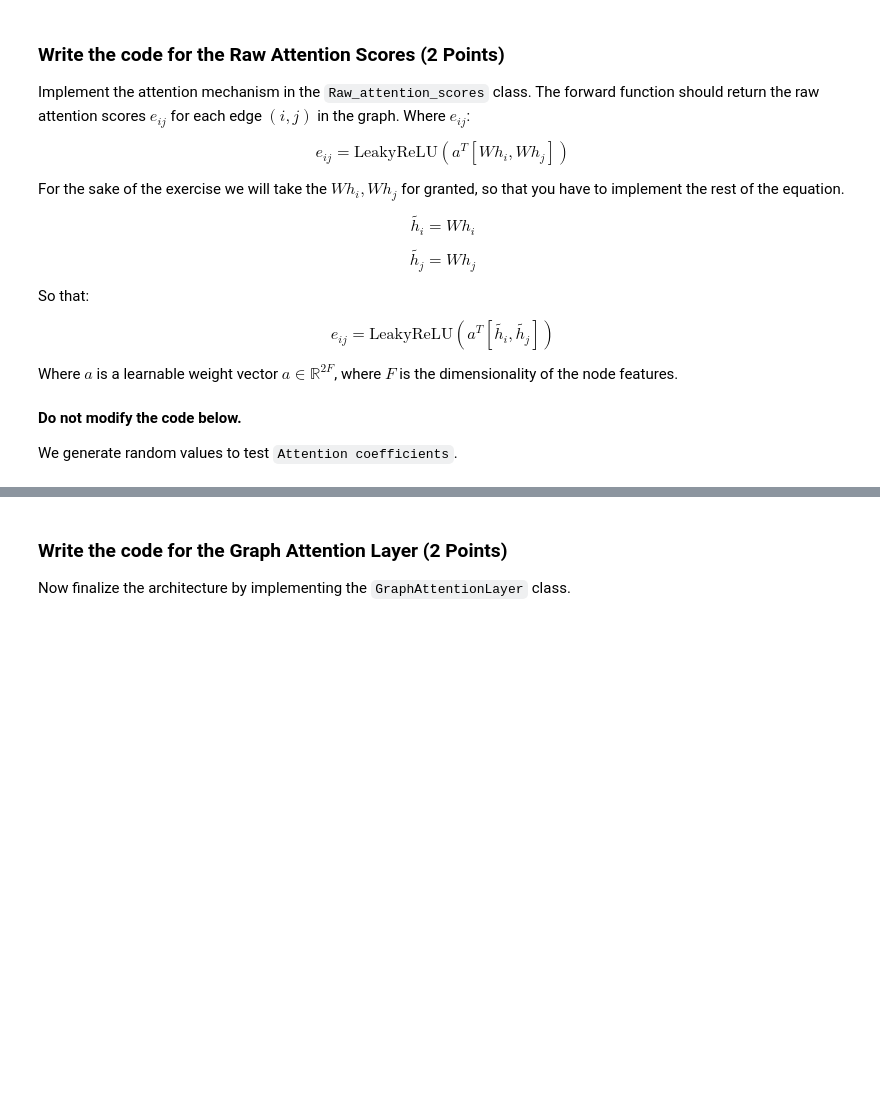
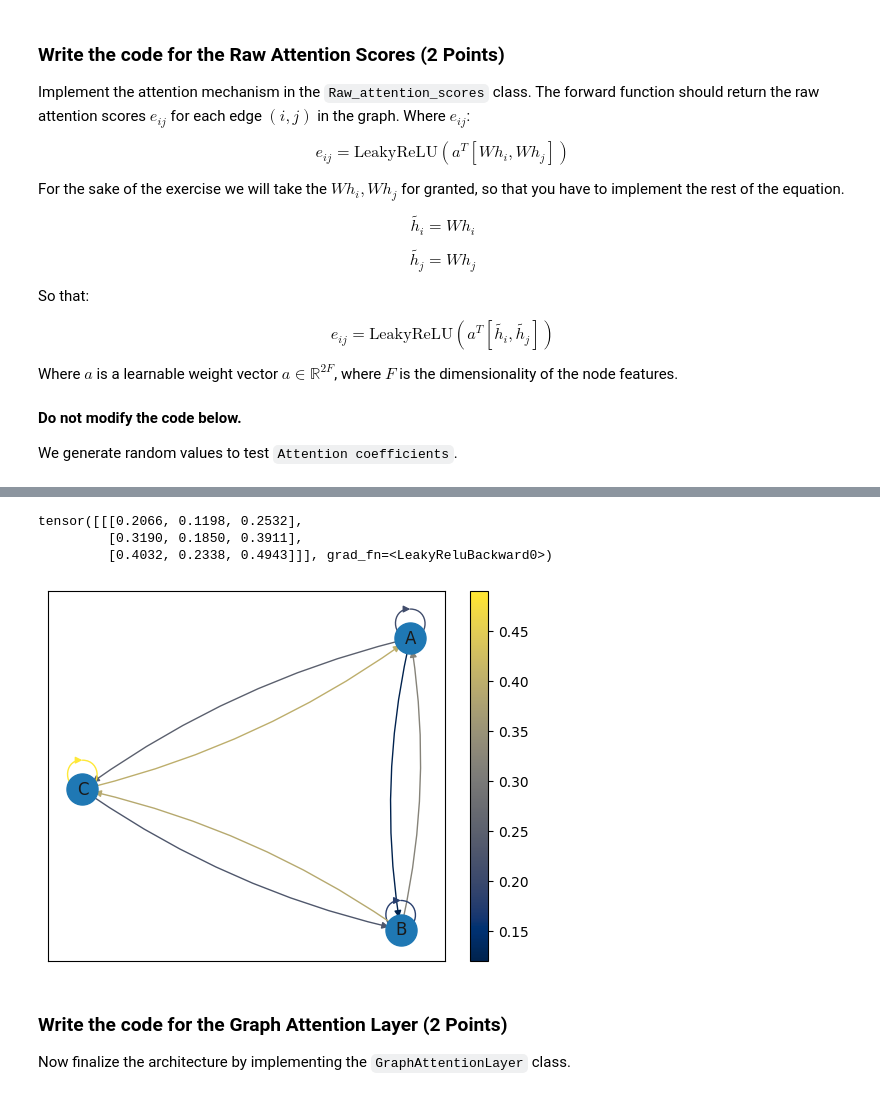
Before and after one commit to Mamiglia/AML_HW3, a Jupyter notebook: Theory/AML_theory.ipynb, the cells around one changed output, grey strips where cells are left out. Cells and saved outputs as stored; diff of their text form; code cells hidden in the pictures; blank space fills up the shorter version.

```diff
--- a/Theory/AML_theory.ipynb
+++ b/Theory/AML_theory.ipynb
@@ -878,14 +911,17 @@ class RawAttentionScores(nn.Module):
         '''
         Add your code below
         '''
-        h_i_tilde = ...
-        h_j_tilde = ...
+
+        h_i_tilde = h #torch.einsum('hnf, ff -> hnf', h, W)
+        h_j_tilde = h #torch.einsum('hnf, ff -> hnf', h, W)
 
         # Broadcasted addition https://pytorch.org/docs/stable/notes/broadcasting.html -> output shape (n_heads, n_nodes, n_nodes)
         '''
         Add your code below
         '''
-        e = ...
+        a_i = torch.einsum('hfz, hnf -> hn', self.a[:,:self.n_hidden,:], h_i_tilde)
+        a_j = torch.einsum('hfz, hnf -> hn', self.a[:,self.n_hidden:,:], h_j_tilde)
+        e =  torch.einsum('hi, hj -> hij', a_i, a_j)
 
         # Activation function
         attention_coefficients = F.leaky_relu(e, negative_slope=self.alpha)
@@ -912,32 +957,37 @@ print('Attention Scores:\n ', attention_coefficients)
 # %%
 def plot_graph(adj_matrix, labels=None):
-    G = nx.from_numpy_matrix(adj_matrix, create_using=nx.DiGraph)
+    G = nx.from_numpy_array(adj_matrix, create_using=nx.DiGraph)
     pos = nx.spring_layout(G)
 
 
     nx.draw_networkx_nodes(G, pos, cmap=plt.get_cmap('cividis'), node_size=500)
 
     # Avoid edges id values is 0
     edges = [(i, j) for i, j in G.edges if adj_matrix[i, j] != 0]
 
     # Draw edges
     nx.draw_networkx_edges(G, pos, edgelist=edges, arrows=True, connectionstyle='arc3, rad = 0.1',
                            edge_cmap=plt.get_cmap('cividis'), edge_color=adj_matrix.flatten()[np.flatnonzero(adj_matrix)])#edge_color=adj_matrix.flatten()[np.flatnonzero(adj_matrix)])
 
 
     # Draw node labels
     if labels is not None:
         nx.draw_networkx_labels(G, pos, labels=labels)
 
 
     # Add legend for edge colors
     sm = plt.cm.ScalarMappable(cmap=plt.get_cmap('cividis'))
     sm.set_array(adj_matrix.flatten())
     plt.colorbar(sm)
 
     plt.show()
 print(attention_coefficients)
 plot_graph((np.round(attention_coefficients.detach().numpy(),2))[0], labels={0: 'A', 1: 'B', 2: 'C'})
+# %% [output]
+tensor([[[0.2066, 0.1198, 0.2532],
+         [0.3190, 0.1850, 0.3911],
+         [0.4032, 0.2338, 0.4943]]], grad_fn=<LeakyReluBackward0>)
+[figure, added]
 # %% [markdown]
 ### Write the code for the Graph Attention Layer (2 Points)
 
```
Also changed, not shown: parts of 11 cells of this notebook.
